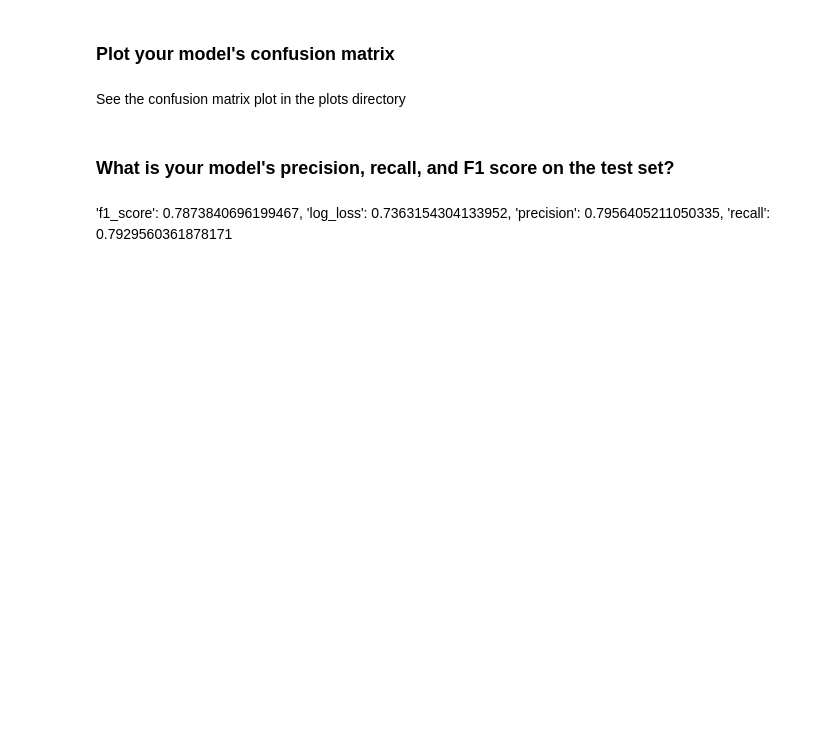
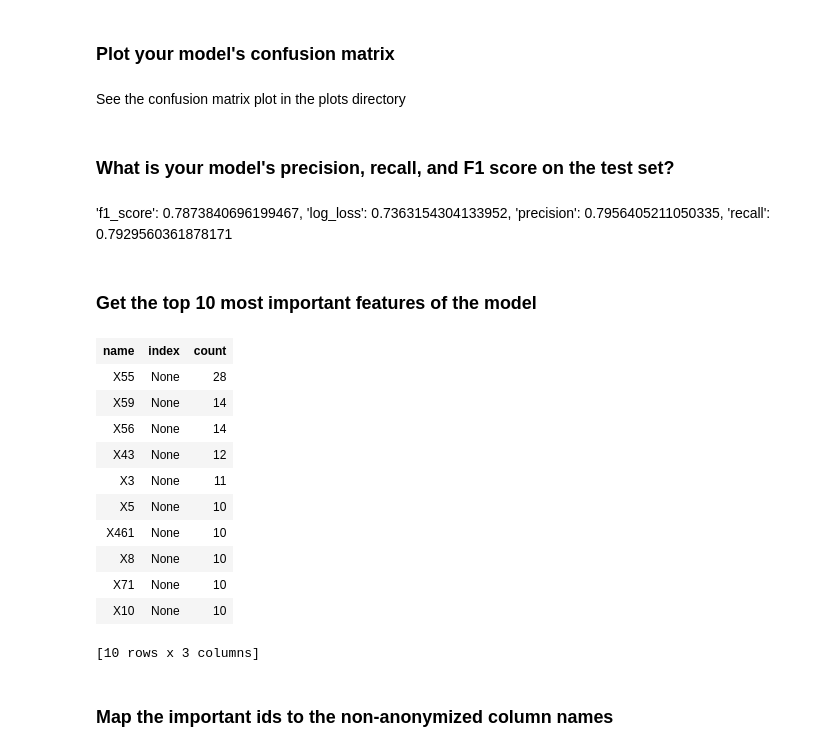
Before and after one commit to yorktronic/data_science, a Jupyter notebook: thinkful/Unit4/decision-trees/decision-trees-black-box.ipynb, the cells around one changed output. Cells and saved outputs as stored; diff of their text form; code cells hidden in the pictures; blank space fills up the shorter version.

```diff
--- a/thinkful/Unit4/decision-trees/decision-trees-black-box.ipynb
+++ b/thinkful/Unit4/decision-trees/decision-trees-black-box.ipynb
@@ -205,3 +264,25 @@ See the confusion matrix plot in the plots directory
  'log_loss': 0.7363154304133952,
  'precision': 0.7956405211050335,
  'recall': 0.7929560361878171
+# %% [markdown]
+### Get the top 10 most important features of the model ###
+# %%
+important_features = bb_model.get_feature_importance()
+important_features = important_features[:10]
+# %%
+important_features
+# %% [output]
+| name | index | count |
+| X55 | None | 28 |
+| X59 | None | 14 |
+| X56 | None | 14 |
+| X43 | None | 12 |
+| X3 | None | 11 |
+| X5 | None | 10 |
+| X461 | None | 10 |
+| X8 | None | 10 |
+| X71 | None | 10 |
+| X10 | None | 10 |
+[10 rows x 3 columns]
+# %% [markdown]
+### Map the important ids to the non-anonymized column names ###
```
Also changed, not shown: parts of 18 cells of this notebook, 2 other files.
